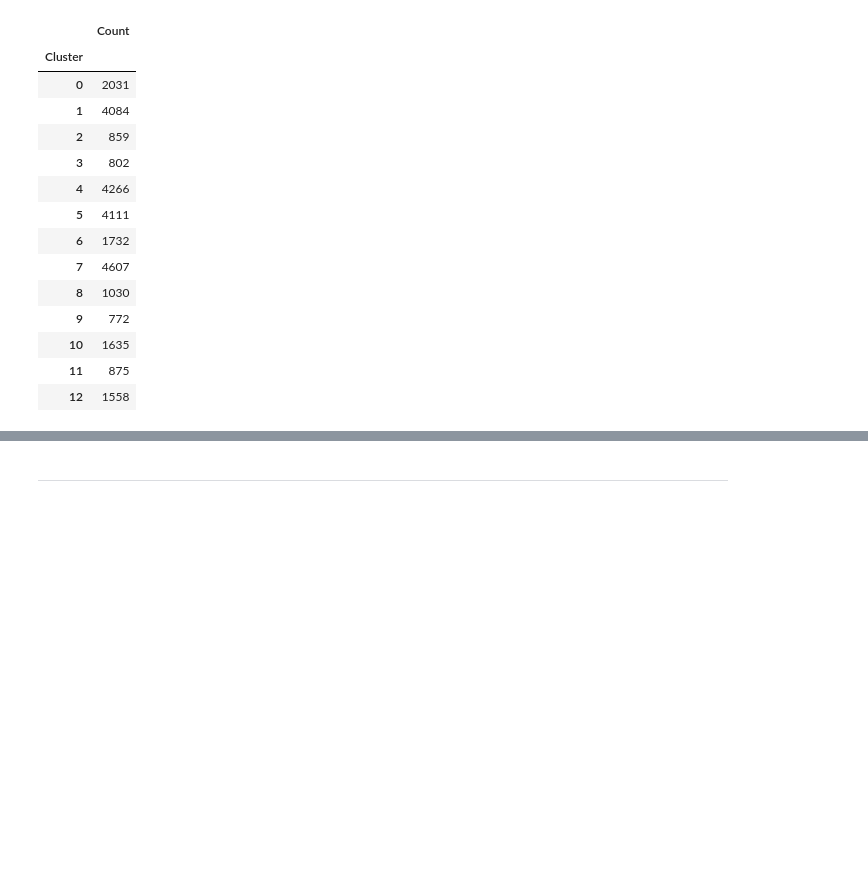
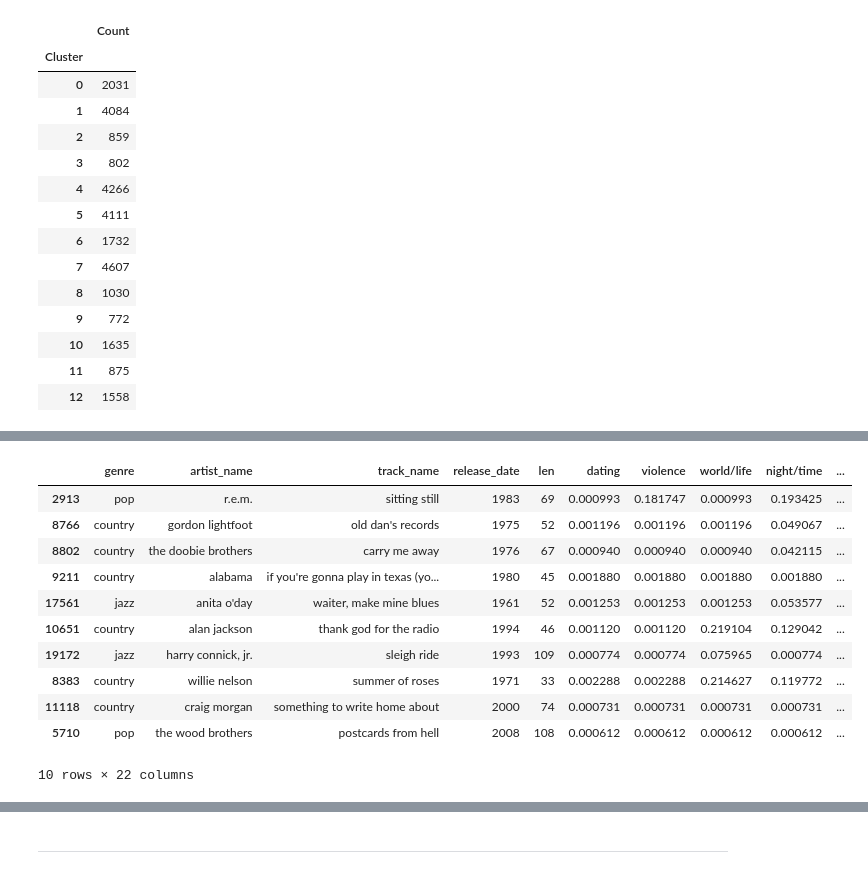
Before and after one commit to GClark89/MusicTrain, a Jupyter notebook: Model.ipynb, the cells around one changed output, grey strips where cells are left out. Saved outputs shown, nothing was run; the diff lists cells and outputs as text; code cells hidden in the pictures; blank space fills up the shorter version.

```diff
--- a/Model.ipynb
+++ b/Model.ipynb
@@ -366,0 +408,16 @@ label1[df['Cluster'] == 8].sample(5)
+# %%
+#Using this code to look into a few of the clusters, just to see how they match up with the descriptions of the clusters
+label1[df['Cluster'] == 0].sample(10)
+# %% [output]
+|  | genre | artist_name | track_name | release_date | len | dating | violence | world/life | night/time | ... |
+| 2913 | pop | r.e.m. | sitting still | 1983 | 69 | 0.000993 | 0.181747 | 0.000993 | 0.193425 | ... |
+| 8766 | country | gordon lightfoot | old dan's records | 1975 | 52 | 0.001196 | 0.001196 | 0.001196 | 0.049067 | ... |
+| 8802 | country | the doobie brothers | carry me away | 1976 | 67 | 0.000940 | 0.000940 | 0.000940 | 0.042115 | ... |
+| 9211 | country | alabama | if you're gonna play in texas (yo... | 1980 | 45 | 0.001880 | 0.001880 | 0.001880 | 0.001880 | ... |
+| 17561 | jazz | anita o'day | waiter, make mine blues | 1961 | 52 | 0.001253 | 0.001253 | 0.001253 | 0.053577 | ... |
+| 10651 | country | alan jackson | thank god for the radio | 1994 | 46 | 0.001120 | 0.001120 | 0.219104 | 0.129042 | ... |
+| 19172 | jazz | harry connick, jr. | sleigh ride | 1993 | 109 | 0.000774 | 0.000774 | 0.075965 | 0.000774 | ... |
+| 8383 | country | willie nelson | summer of roses | 1971 | 33 | 0.002288 | 0.002288 | 0.214627 | 0.119772 | ... |
+| 11118 | country | craig morgan | something to write home about | 2000 | 74 | 0.000731 | 0.000731 | 0.000731 | 0.000731 | ... |
+| 5710 | pop | the wood brothers | postcards from hell | 2008 | 108 | 0.000612 | 0.000612 | 0.000612 | 0.000612 | ... |
+10 rows × 22 columns
```
Also changed, not shown: parts of 23 cells of this notebook, 3 other files.
